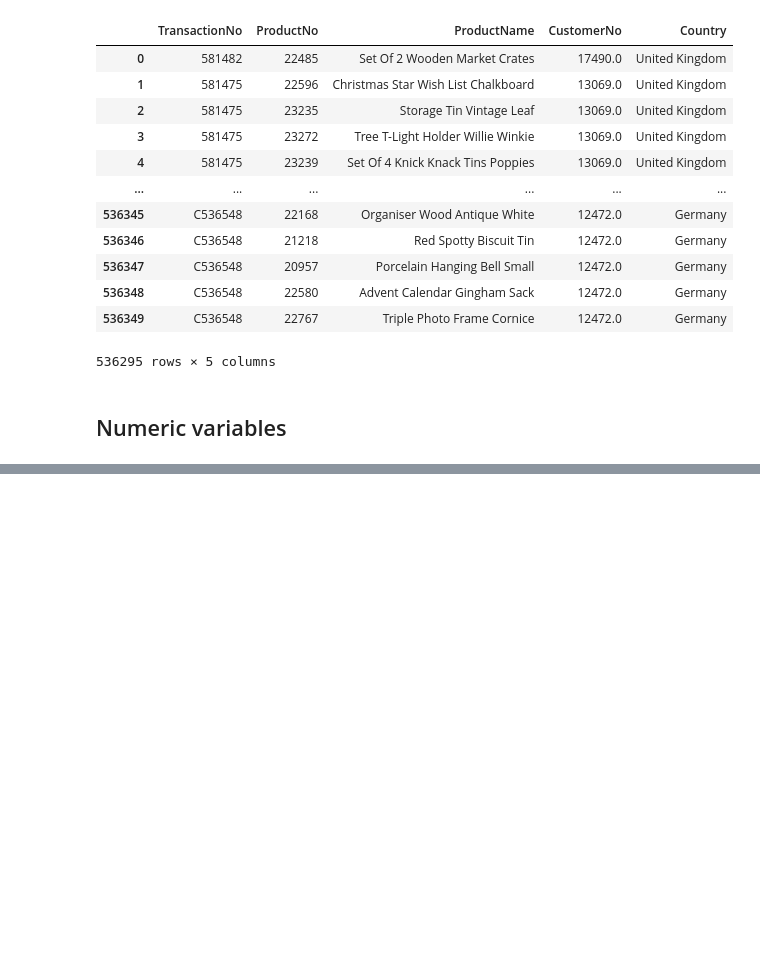
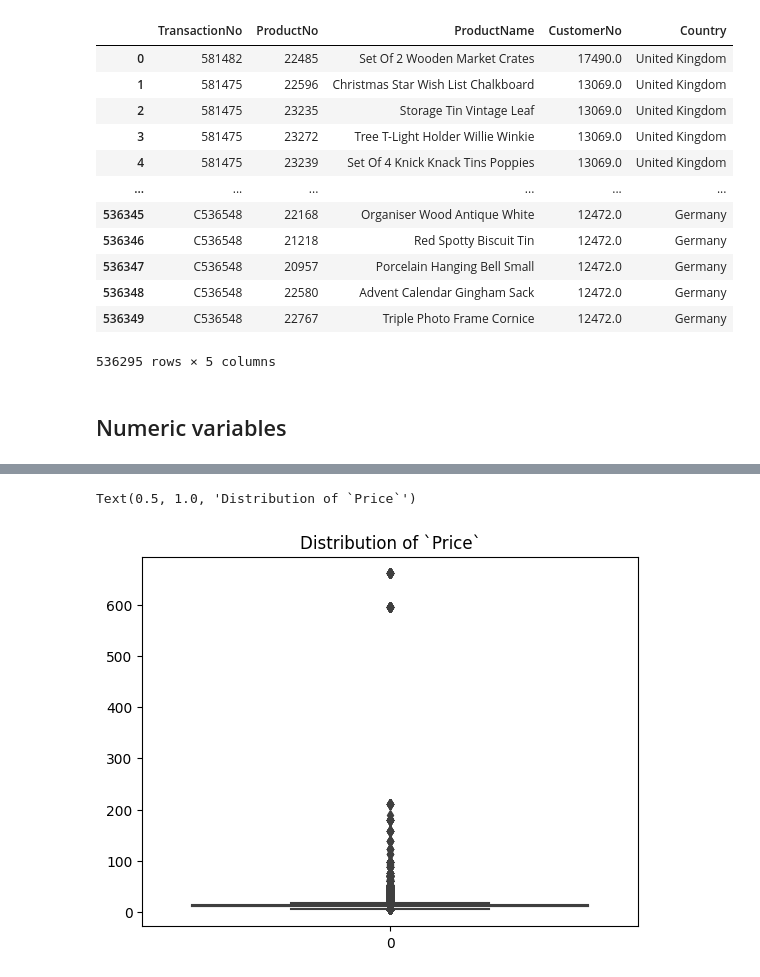
Before and after one commit to antobzzll/Analytics-Portfolio, a Jupyter notebook: e-commerce/e-commerce-analytics.ipynb, the cells around one changed output, grey strips where cells are left out. Drawn from its saved outputs; the diff is of its cells as text; code cells hidden in the pictures; blank space fills up the shorter version.

```diff
--- a/e-commerce/e-commerce-analytics.ipynb
+++ b/e-commerce/e-commerce-analytics.ipynb
@@ -124,0 +137,6 @@ df.select_dtypes('object')
+# %%
+sns.boxplot(df['Price'])
+plt.title("Distribution of `Price`")
+# %% [output]
+Text(0.5, 1.0, 'Distribution of `Price`')
+[figure, added]
```
Also changed, not shown: parts of 6 cells of this notebook.
